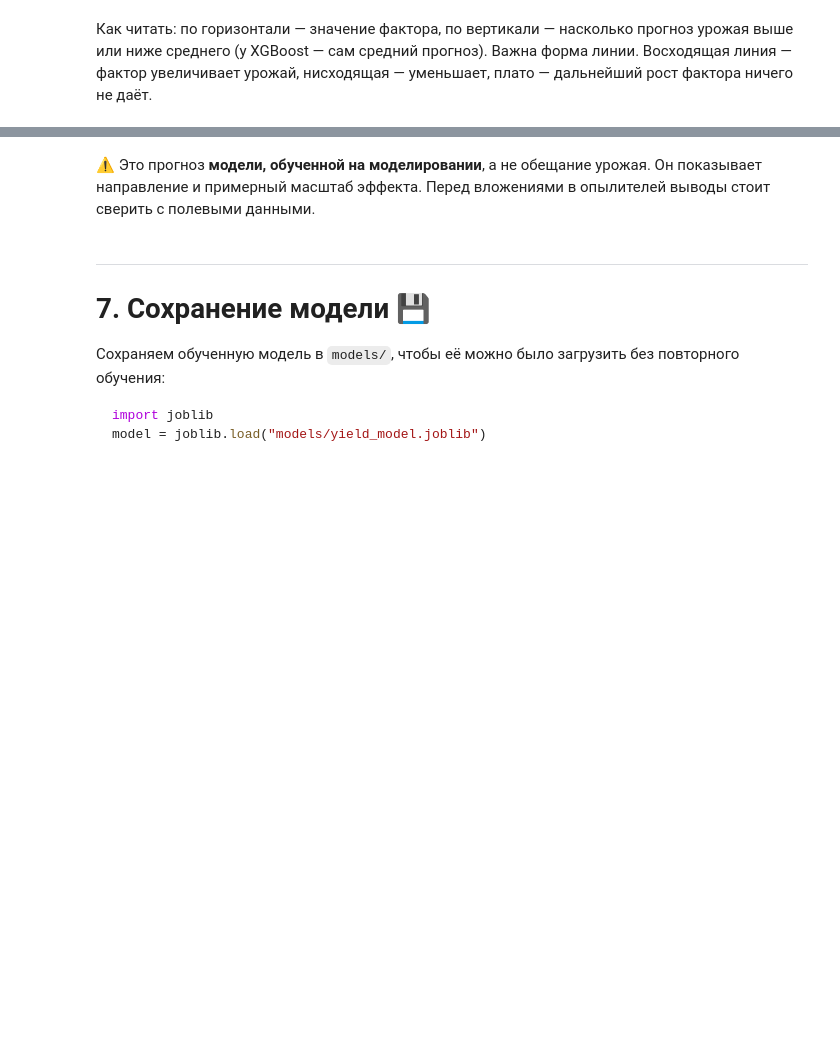
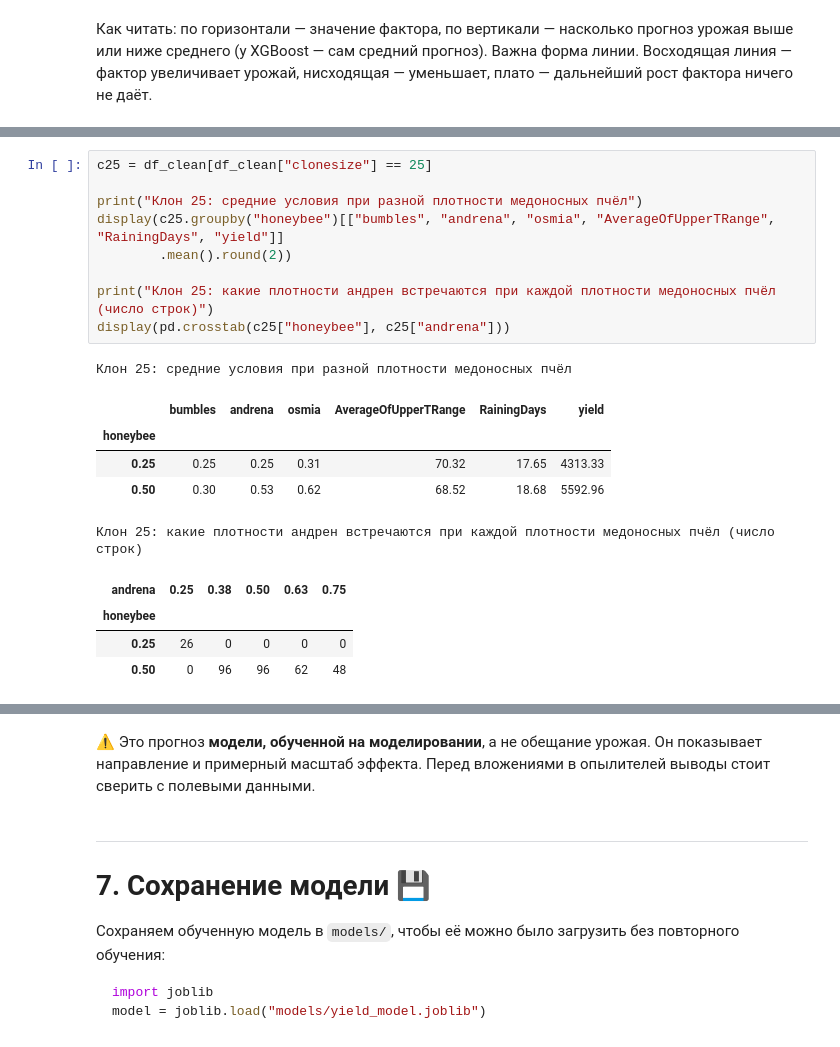
Before and after one commit to matveyyaros/Project-activities-case-9, a Jupyter notebook: notebooks/02_modeling.ipynb, the cells around one changed output, grey strips where cells are left out. Drawn from its saved outputs; the diff is of its cells as text; blank space fills up the shorter version.

```diff
--- a/notebooks/02_modeling.ipynb
+++ b/notebooks/02_modeling.ipynb
@@ -345,0 +374,20 @@ plt.show()
+# %%
+c25 = df_clean[df_clean["clonesize"] == 25]
+
+print("Клон 25: средние условия при разной плотности медоносных пчёл")
+display(c25.groupby("honeybee")[["bumbles", "andrena", "osmia", "AverageOfUpperTRange", "RainingDays", "yield"]]
+        .mean().round(2))
+
+print("Клон 25: какие плотности андрен встречаются при каждой плотности медоносных пчёл (число строк)")
+display(pd.crosstab(c25["honeybee"], c25["andrena"]))
+# %% [output]
+Клон 25: средние условия при разной плотности медоносных пчёл
+|  | bumbles | andrena | osmia | AverageOfUpperTRange | RainingDays | yield |
+| honeybee |  |  |  |  |  |  |
+| 0.25 | 0.25 | 0.25 | 0.31 | 70.32 | 17.65 | 4313.33 |
+| 0.50 | 0.30 | 0.53 | 0.62 | 68.52 | 18.68 | 5592.96 |
+Клон 25: какие плотности андрен встречаются при каждой плотности медоносных пчёл (число строк)
+| andrena | 0.25 | 0.38 | 0.50 | 0.63 | 0.75 |
+| honeybee |  |  |  |  |  |
+| 0.25 | 26 | 0 | 0 | 0 | 0 |
+| 0.50 | 0 | 96 | 96 | 62 | 48 |
```
Also changed, not shown: parts of 21 cells of this notebook, 5 other files.
